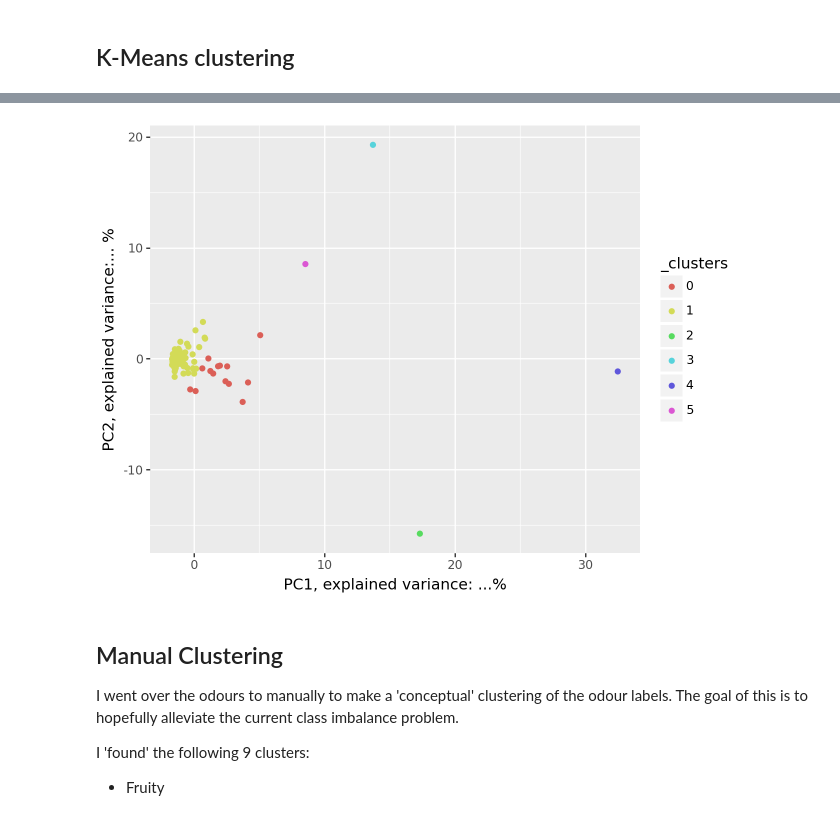
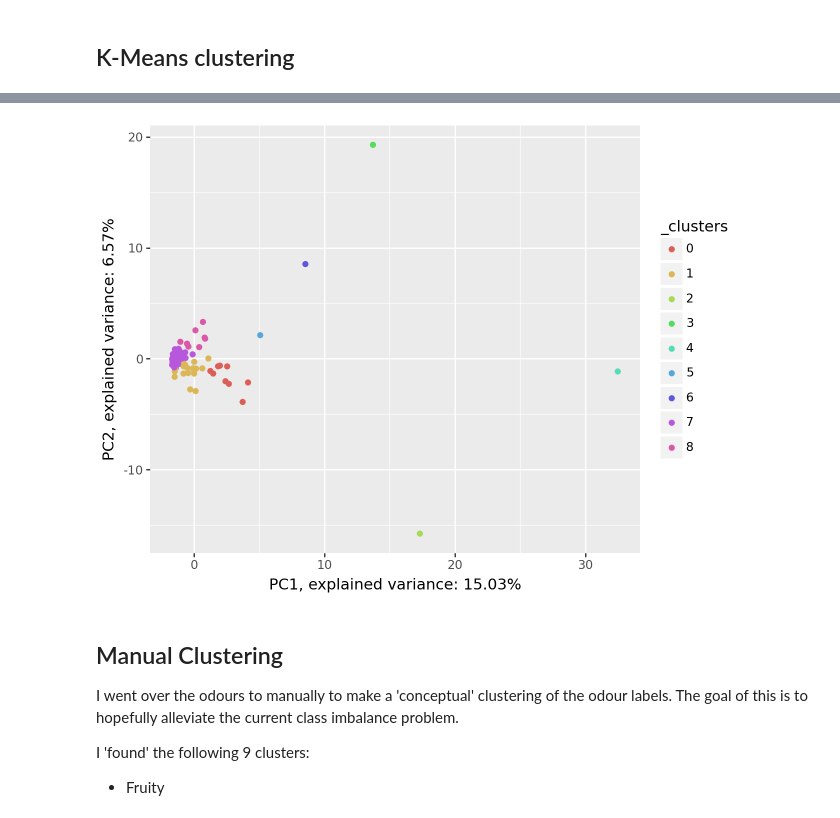
Before and after one commit to IOuadah/SML_Project, a Jupyter notebook: data_prep.ipynb, the cells around one changed output, grey strips where cells are left out. Cells and saved outputs as stored; diff of their text form; code cells hidden in the pictures.

```diff
--- a/data_prep.ipynb
+++ b/data_prep.ipynb
@@ -192,7 +192,7 @@ num_vars.loc[:, "MolecularWeight":].corr()
 pca = PCA(2)
 X = pca.fit_transform(labels_.T)
 explained_var = pca.explained_variance_ratio_
-m = KMeans(n_clusters = 6, random_state = 12345).fit(X)
+m = KMeans(n_clusters = 9, random_state = 12345).fit(X)
 X_data = pd.DataFrame(X)
 X_data["_clusters"] = pd.Categorical(m.labels_)
 
@@ -202,10 +202,10 @@ explained_var.sum()
 # %%
 ggplot(X_data, aes(X_data.loc[:, 0], X_data.loc[:, 1], color = "_clusters")) +\
 geom_point() +\
-xlab("PC1, explained variance: ...%") +\
-ylab("PC2, explained variance:... %")
+xlab(f"PC1, explained variance: {explained_var[0]*100:.2f}%") +\
+ylab(f"PC2, explained variance: {explained_var[1]*100:.2f}%")
 # %% [output]
-[figure, old version]
+[figure, new version]
 # %%
 # clean up the image and de clusterdata
 # see the labels tha exist in each cluster
```
Also changed, not shown: parts of 6 cells of this notebook, 2 other files.
